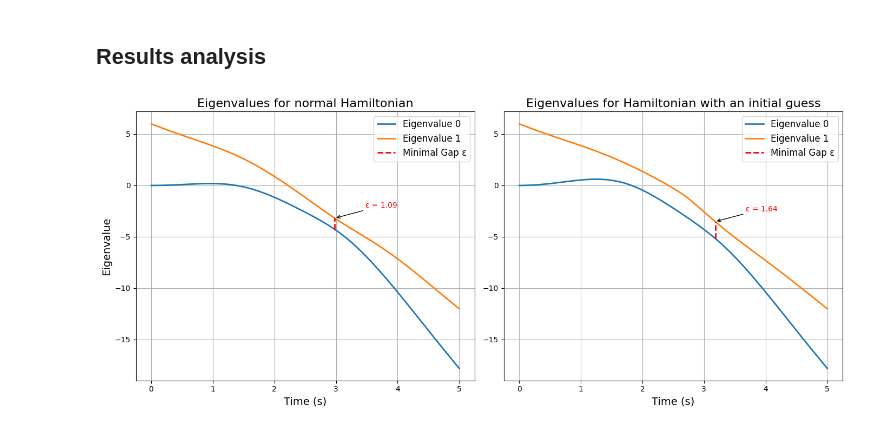
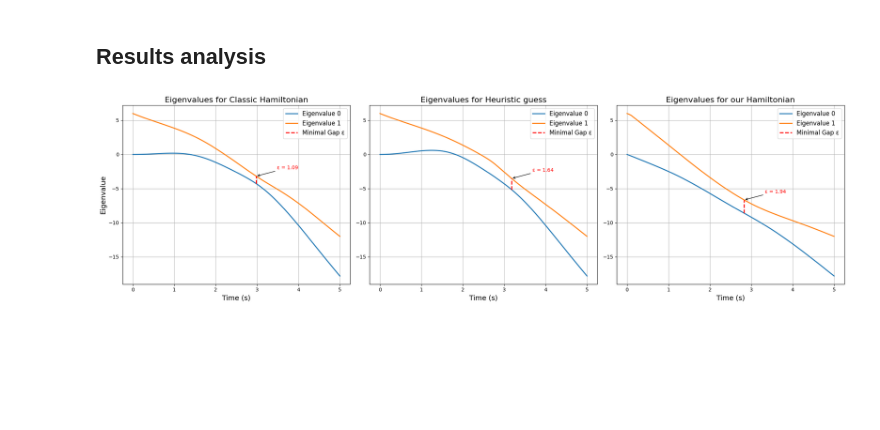
Before and after one commit to Noamcohen11/QCO, a Jupyter notebook: MISSimulations/LubyAlgo.ipynb, the cells around one changed output. Cells and saved outputs as stored; diff of their text form; code cells hidden in the pictures; blank space fills up the shorter version.

```diff
--- a/MISSimulations/LubyAlgo.ipynb
+++ b/MISSimulations/LubyAlgo.ipynb
@@ -188,39 +197,49 @@ for v in range(N):
 
 
 classic_h_t = [[CL_H0, Omega],[Hp, Delta],H_int]
-guess_h_t = [[GU_H0, Omega],[Hd,Omega],[Hp, Delta],H_int]
+setup_h_t = [[DELTA_0*GU_H0, lambda t: 1-t/TAU_MAX],[Hd,Omega],[DELTA_0*Hp, lambda t: t/TAU_MAX],H_int]
+guess_h_t = [[GU_H0, Omega],[Hd,Omega],[Hp,Delta],H_int]
 # transform Hamiltonian to QobjEvo
 classic_h_t = QobjEvo(classic_h_t)
-classic_result = sesolve(classic_h_t, psi0, taulist, [], {})
+classic_result = sesolve(classic_h_t, classis_psi0, taulist, [], {})
 
 guess_h_t = QobjEvo(guess_h_t)
-guess_result = sesolve(guess_h_t, psi0, taulist, [], {})
+guess_result = sesolve(guess_h_t, classis_psi0, taulist, [], {})
+
+setup_h_t = QobjEvo(setup_h_t)
+setup_result = sesolve(setup_h_t, guess_psi0, taulist, [], {})
 # %% [markdown]
 ## Evolve the system in time
 ### General state analysis
 # %% [markdown]
 ## Results analysis
 # %%
-# Assuming taulist, h_t1, and h_t2 are defined earlier in your code
-# Compute eigenvalues over the time list for both Hamiltonians
+# Assuming taulist, classic_h_t, guess_h_t, and another_h_t (third Hamiltonian) are defined earlier
+# Compute eigenvalues over the time list for all three Hamiltonians
 eigenvalues1 = np.zeros((len(taulist), 2**N))  # For the first Hamiltonian
 eigenvalues2 = np.zeros((len(taulist), 2**N))  # For the second Hamiltonian
-M=2
+eigenvalues3 = np.zeros((len(taulist), 2**N))  # For the third Hamiltonian
+M = 2  # Number of eigenvalues to plot
 
-# Compute eigenvalues for h_t1
+# Compute eigenvalues for h_t1 (classic Hamiltonian)
 for i, t in enumerate(taulist):
-    H1 = classic_h_t(t)  # Use the first Hamiltonian
+    H1 = classic_h_t(t)  # First Hamiltonian
     eigenvalues1[i, :] = H1.eigenenergies()
 
-# Compute eigenvalues for h_t2
+# Compute eigenvalues for h_t2 (guess Hamiltonian)
 for i, t in enumerate(taulist):
-    H2 = guess_h_t(t)  # Use the second Hamiltonian
+    H2 = guess_h_t(t)  # Second Hamiltonian
     eigenvalues2[i, :] = H2.eigenenergies()
 
+# Compute eigenvalues for h_t3 (another Hamiltonian)
+for i, t in enumerate(taulist):
+    H3 = setup_h_t(t)  # Third Hamiltonian
+    eigenvalues3[i, :] = H3.eigenenergies()
+
 # Create the subplots
-fig, axs = plt.subplots(1, 2, figsize=(14, 6))  # Set figure size for side-by-side plots
+fig, axs = plt.subplots(1, 3, figsize=(21, 6))  # Set figure size for three subplots side by side
 
-# Plotting eigenvalues for the first Hamiltonian
+### First Hamiltonian: Classic Hamiltonian ###
 for m in range(M):
     axs[0].plot(taulist, eigenvalues1[:, m], label=f"Eigenvalue {m}", linewidth=2)
 
@@ -243,47 +262,75 @@ axs[0].annotate(f'ε = {epsilon1:.2f}',
                  fontsize=10, color='red')
 
 # Titles and labels for the first plot
-axs[0].set_title('Eigenvalues for normal Hamiltonian', fontsize=16)
+axs[0].set_title('Eigenvalues for Classic Hamiltonian', fontsize=16)
 axs[0].set_xlabel('Time (s)', fontsize=14)
 axs[0].set_ylabel('Eigenvalue', fontsize=14)
 axs[0].legend(fontsize=12)
 axs[0].grid(True)
 
-# Plotting eigenvalues for the second Hamiltonian
+### Second Hamiltonian: Guess Hamiltonian ###
 for m in range(M):
     axs[1].plot(taulist, eigenvalues2[:, m], label=f"Eigenvalue {m}", linewidth=2)
 
 # Calculate and annotate the minimal gap for the second Hamiltonian
 lowest_eigenvalues2 = eigenvalues2[:, :2]
 gap_values2 = lowest_eigenvalues2[:, 1] - lowest_eigenvalues2[:, 0]
 epsilon2 = np.min(gap_values2)
 gap_time_index2 = np.argmin(gap_values2)
 
 # Draw the minimal gap line for the second Hamiltonian
 axs[1].plot([taulist[gap_time_index2], taulist[gap_time_index2]],
             [lowest_eigenvalues2[gap_time_index2, 0], lowest_eigenvalues2[gap_time_index2, 1]],
             color='red', linestyle='--', linewidth=2, label='Minimal Gap ε')
 
 # Add text annotations for the second Hamiltonian's eigenvalues and gap
 axs[1].annotate(f'ε = {epsilon2:.2f}',
                  xy=(taulist[gap_time_index2], lowest_eigenvalues2[gap_time_index2, 0] + epsilon2),
                  xytext=(taulist[gap_time_index2] + 0.5, lowest_eigenvalues2[gap_time_index2, 0] + epsilon2 + 1),
                  arrowprops=dict(facecolor='black', arrowstyle='->'),
                  fontsize=10, color='red')
 
 # Titles and labels for the second plot
-axs[1].set_title('Eigenvalues for Hamiltonian with an initial guess', fontsize=16)
+axs[1].set_title('Eigenvalues for Heuristic guess', fontsize=16)
 axs[1].set_xlabel('Time (s)', fontsize=14)
 axs[1].legend(fontsize=12)
 axs[1].grid(True)
+
+### Third Hamiltonian: Another Hamiltonian ###
+for m in range(M):
+    axs[2].plot(taulist, eigenvalues3[:, m], label=f"Eigenvalue {m}", linewidth=2)
+
+# Calculate and annotate the minimal gap for the third Hamiltonian
+lowest_eigenvalues3 = eigenvalues3[:, :2]
+gap_values3 = lowest_eigenvalues3[:, 1] - lowest_eigenvalues3[:, 0]
+epsilon3 = np.min(gap_values3)
+gap_time_index3 = np.argmin(gap_values3)
+
+# Draw the minimal gap line for the third Hamiltonian
+axs[2].plot([taulist[gap_time_index3], taulist[gap_time_index3]],
+            [lowest_eigenvalues3[gap_time_index3, 0], lowest_eigenvalues3[gap_time_index3, 1]],
+            color='red', linestyle='--', linewidth=2, label='Minimal Gap ε')
+
+# Add text annotations for the third Hamiltonian's eigenvalues and gap
+axs[2].annotate(f'ε = {epsilon3:.2f}',
+                 xy=(taulist[gap_time_index3], lowest_eigenvalues3[gap_time_index3, 0] + epsilon3),
+                 xytext=(taulist[gap_time_index3] + 0.5, lowest_eigenvalues3[gap_time_index3, 0] + epsilon3 + 1),
+                 arrowprops=dict(facecolor='black', arrowstyle='->'),
+                 fontsize=10, color='red')
+
+# Titles and labels for the third plot
+axs[2].set_title('Eigenvalues for our Hamiltonian', fontsize=16)
+axs[2].set_xlabel('Time (s)', fontsize=14)
+axs[2].legend(fontsize=12)
+axs[2].grid(True)
 
 # Adjust layout
 plt.tight_layout()
 
 # Show the plots
 plt.show()
 # %% [output]
-[figure, old version]
+[figure, new version]
 # %%
 from itertools import product
 
```
Also changed, not shown: parts of 6 cells of this notebook.
